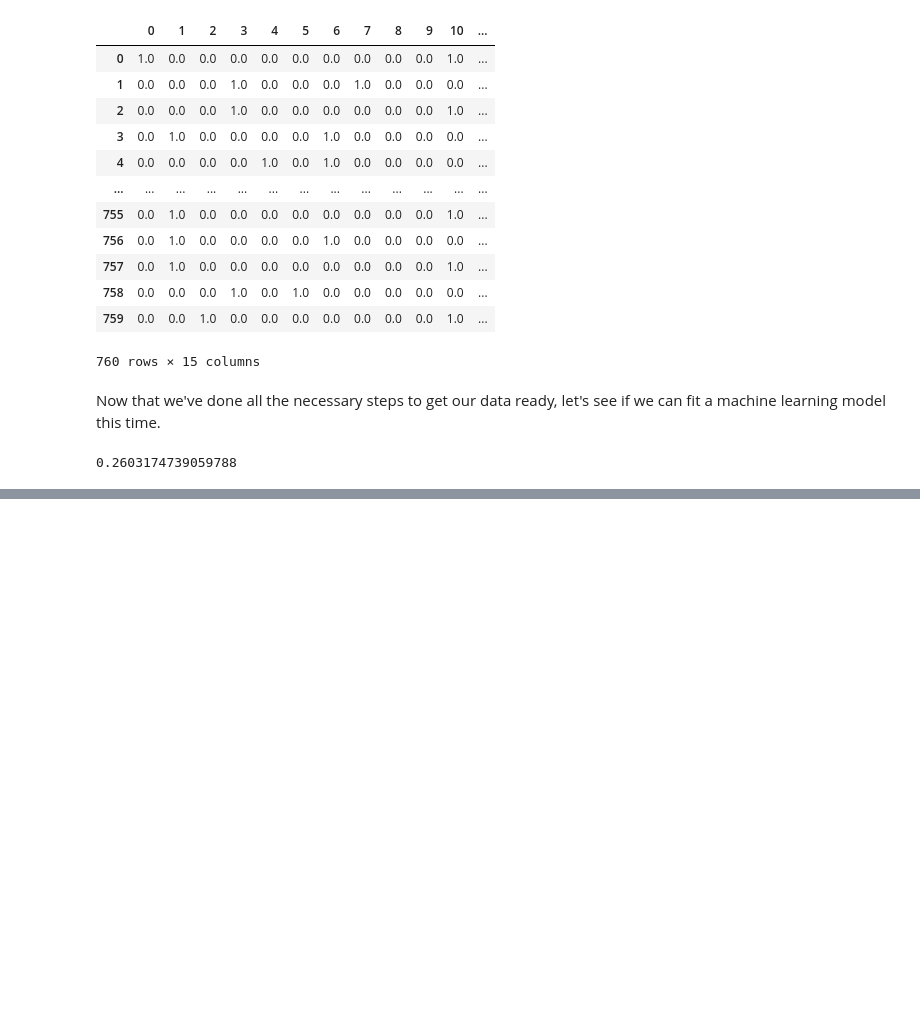
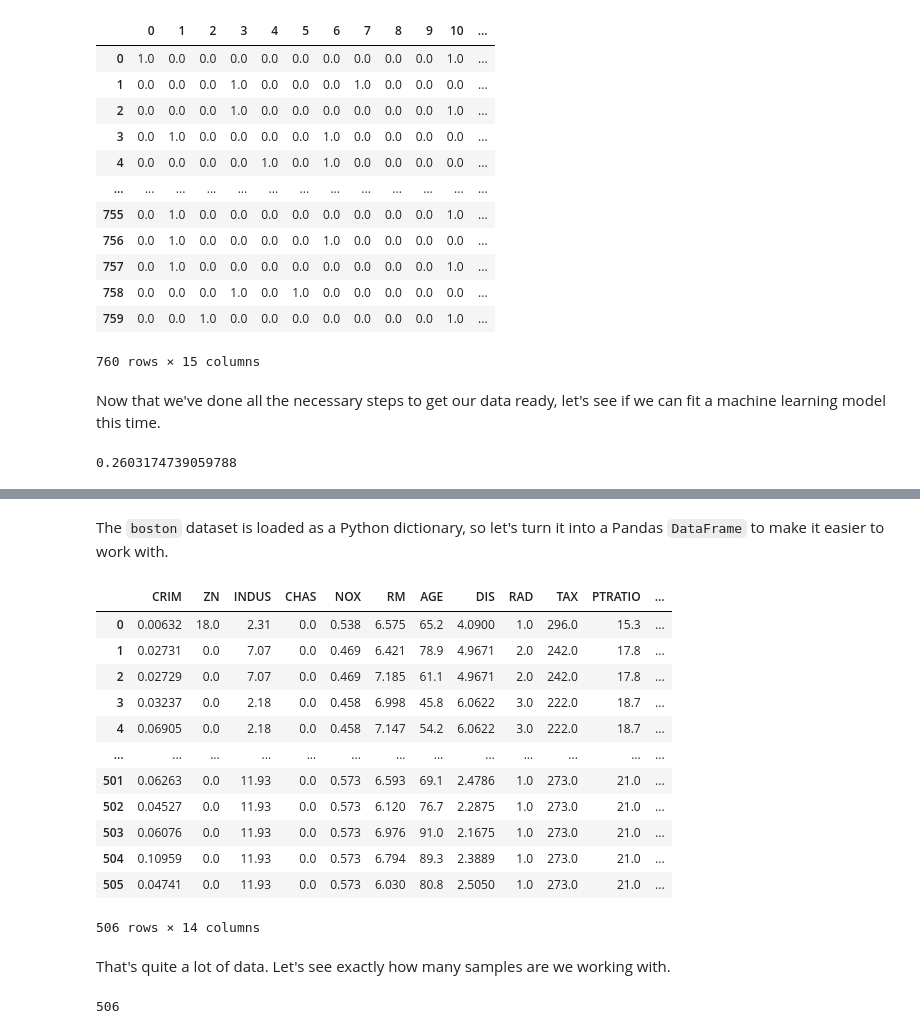
Before and after one commit to Insidiae/ztm-machine-learning, a Jupyter notebook: 4_scikit-learn_creating_machine_learning_models/introduction_to_scikit-learn.ipynb, the cells around one changed output, grey strips where cells are left out. Drawn from its saved outputs; the diff is of its cells as text; code cells hidden in the pictures; blank space fills up the shorter version.

Commit message:
sklearn part 2

```diff
--- a/4_scikit-learn_creating_machine_learning_models/introduction_to_scikit-learn.ipynb
+++ b/4_scikit-learn_creating_machine_learning_models/introduction_to_scikit-learn.ipynb
@@ -678,0 +704,29 @@ For now, the key takeaways to remember are:
+# %%
+from sklearn.datasets import load_boston
+boston = load_boston() # returns a HUGE dictionary
+# %% [markdown]
+The `boston` dataset is loaded as a Python dictionary, so let's turn it into a Pandas `DataFrame` to make it easier to work with.
+# %%
+boston_df = pd.DataFrame(boston["data"], columns=boston["feature_names"])
+boston_df["target"] = pd.Series(boston["target"])
+boston_df
+# %% [output]
+|  | CRIM | ZN | INDUS | CHAS | NOX | RM | AGE | DIS | RAD | TAX | PTRATIO | ... |
+| 0 | 0.00632 | 18.0 | 2.31 | 0.0 | 0.538 | 6.575 | 65.2 | 4.0900 | 1.0 | 296.0 | 15.3 | ... |
+| 1 | 0.02731 | 0.0 | 7.07 | 0.0 | 0.469 | 6.421 | 78.9 | 4.9671 | 2.0 | 242.0 | 17.8 | ... |
+| 2 | 0.02729 | 0.0 | 7.07 | 0.0 | 0.469 | 7.185 | 61.1 | 4.9671 | 2.0 | 242.0 | 17.8 | ... |
+| 3 | 0.03237 | 0.0 | 2.18 | 0.0 | 0.458 | 6.998 | 45.8 | 6.0622 | 3.0 | 222.0 | 18.7 | ... |
+| 4 | 0.06905 | 0.0 | 2.18 | 0.0 | 0.458 | 7.147 | 54.2 | 6.0622 | 3.0 | 222.0 | 18.7 | ... |
+| ... | ... | ... | ... | ... | ... | ... | ... | ... | ... | ... | ... | ... |
+| 501 | 0.06263 | 0.0 | 11.93 | 0.0 | 0.573 | 6.593 | 69.1 | 2.4786 | 1.0 | 273.0 | 21.0 | ... |
+| 502 | 0.04527 | 0.0 | 11.93 | 0.0 | 0.573 | 6.120 | 76.7 | 2.2875 | 1.0 | 273.0 | 21.0 | ... |
+| 503 | 0.06076 | 0.0 | 11.93 | 0.0 | 0.573 | 6.976 | 91.0 | 2.1675 | 1.0 | 273.0 | 21.0 | ... |
+| 504 | 0.10959 | 0.0 | 11.93 | 0.0 | 0.573 | 6.794 | 89.3 | 2.3889 | 1.0 | 273.0 | 21.0 | ... |
+| 505 | 0.04741 | 0.0 | 11.93 | 0.0 | 0.573 | 6.030 | 80.8 | 2.5050 | 1.0 | 273.0 | 21.0 | ... |
+506 rows × 14 columns
+# %% [markdown]
+That's quite a lot of data. Let's see exactly how many samples are we working with.
+# %%
+len(boston_df)
+# %% [output]
+506
```
Also changed, not shown: parts of 14 cells of this notebook, 4 other files.
